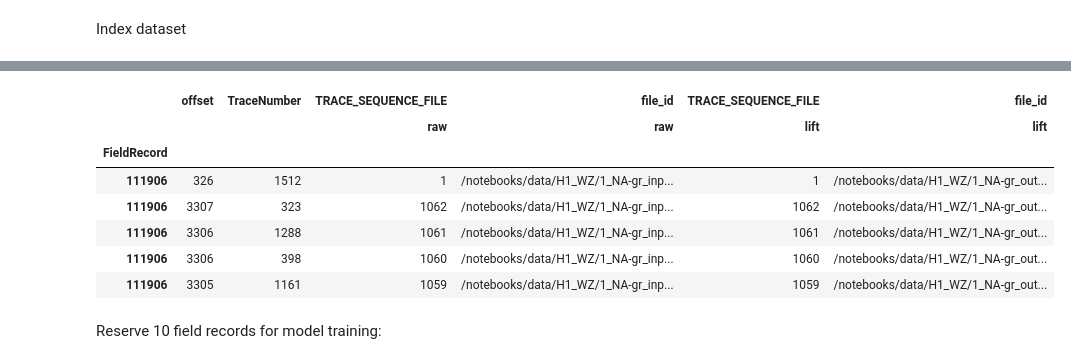
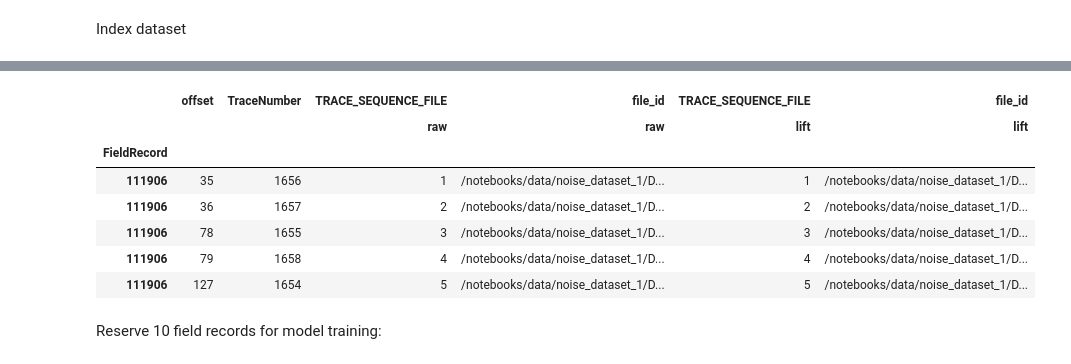
Before and after one commit to sadaqatali2027/SeismicPro-1, a Jupyter notebook: Ground_Roll/models/1_model_study_unet_att_params.ipynb, the cells around one changed output, grey strips where cells are left out. Saved outputs shown, nothing was run; the diff lists cells and outputs as text; code cells hidden in the pictures.

```diff
--- a/Ground_Roll/models/1_model_study_unet_att_params.ipynb
+++ b/Ground_Roll/models/1_model_study_unet_att_params.ipynb
@@ -70,19 +56,19 @@ Index dataset
 # %%
-path_raw = '/notebooks/data/H1_WZ/1_NA-gr_input_DN01_norm2.sgy'
-path_lift = '/notebooks/data/H1_WZ/1_NA-gr_output_DN03_norm2.sgy'
+path_raw = '/notebooks/data/noise_dataset_1/DN02A_LIFT_AMPSCAL.sgy'
+path_lift = '/notebooks/data/noise_dataset_1/DN02B_SHOTS_LIFT1.sgy'
 
 index = (FieldIndex(name='raw', extra_headers=['offset'], path=path_raw)
          .merge(FieldIndex(name='lift', path=path_lift)))
 index.head()
 # %% [output]
 |  | offset | TraceNumber | TRACE_SEQUENCE_FILE | file_id | TRACE_SEQUENCE_FILE | file_id |
 |  |  |  | raw | raw | lift | lift |
 | FieldRecord |  |  |  |  |  |  |
-| 111906 | 326 | 1512 | 1 | /notebooks/data/H1_WZ/1_NA-gr_inp... | 1 | /notebooks/data/H1_WZ/1_NA-gr_out... |
-| 111906 | 3307 | 323 | 1062 | /notebooks/data/H1_WZ/1_NA-gr_inp... | 1062 | /notebooks/data/H1_WZ/1_NA-gr_out... |
-| 111906 | 3306 | 1288 | 1061 | /notebooks/data/H1_WZ/1_NA-gr_inp... | 1061 | /notebooks/data/H1_WZ/1_NA-gr_out... |
-| 111906 | 3306 | 398 | 1060 | /notebooks/data/H1_WZ/1_NA-gr_inp... | 1060 | /notebooks/data/H1_WZ/1_NA-gr_out... |
-| 111906 | 3305 | 1161 | 1059 | /notebooks/data/H1_WZ/1_NA-gr_inp... | 1059 | /notebooks/data/H1_WZ/1_NA-gr_out... |
+| 111906 | 35 | 1656 | 1 | /notebooks/data/noise_dataset_1/D... | 1 | /notebooks/data/noise_dataset_1/D... |
+| 111906 | 36 | 1657 | 2 | /notebooks/data/noise_dataset_1/D... | 2 | /notebooks/data/noise_dataset_1/D... |
+| 111906 | 78 | 1655 | 3 | /notebooks/data/noise_dataset_1/D... | 3 | /notebooks/data/noise_dataset_1/D... |
+| 111906 | 79 | 1658 | 4 | /notebooks/data/noise_dataset_1/D... | 4 | /notebooks/data/noise_dataset_1/D... |
+| 111906 | 127 | 1654 | 5 | /notebooks/data/noise_dataset_1/D... | 5 | /notebooks/data/noise_dataset_1/D... |
 # %% [markdown]
 Reserve 10 field records for model training:
 # %%
```
Also changed, not shown: parts of 26 cells of this notebook.
